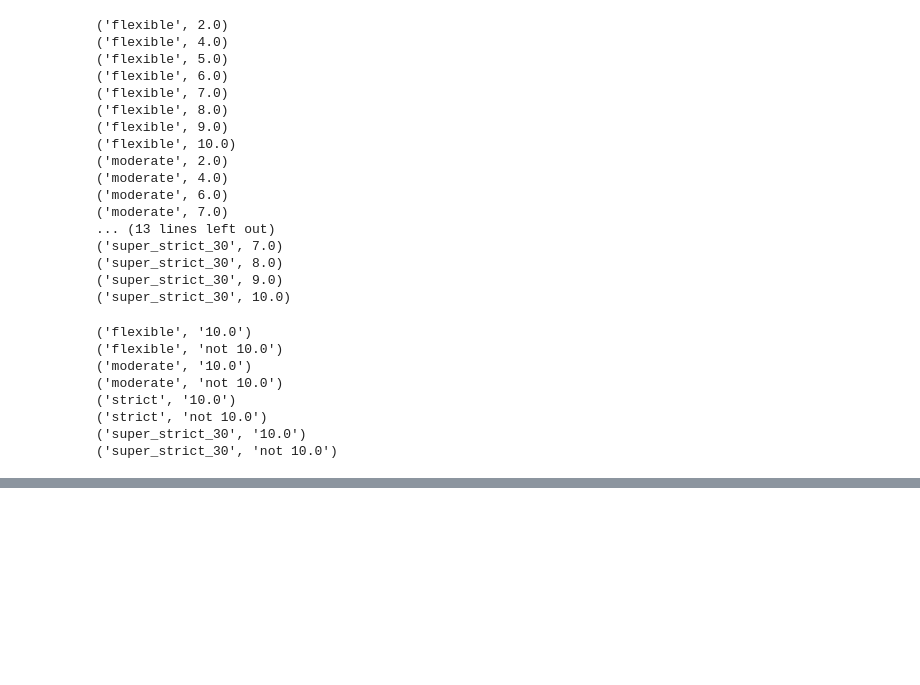
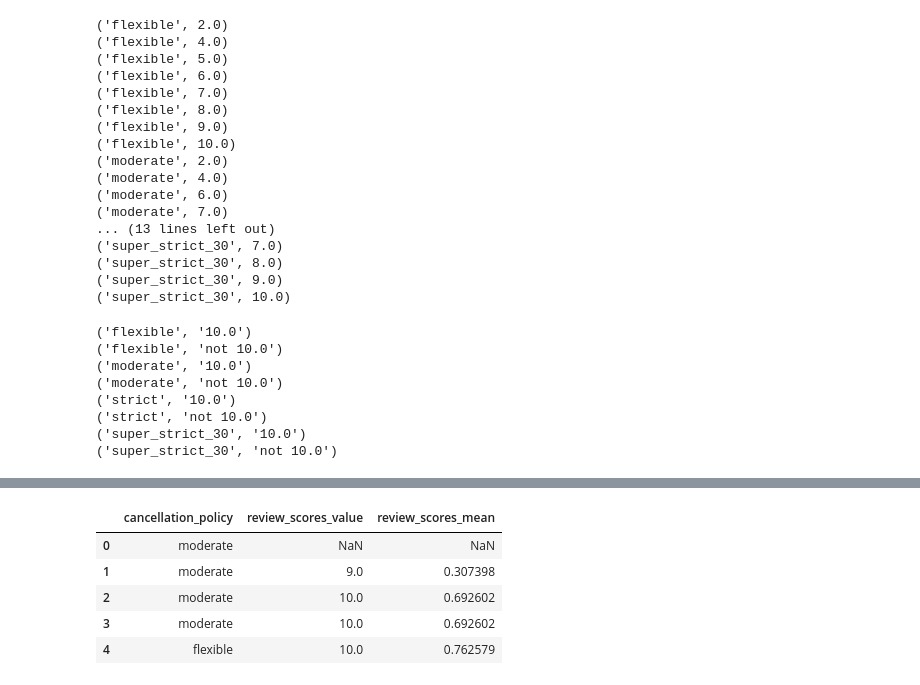
Before and after one commit to tran-haison/Data-Science-Learning, a Jupyter notebook: Week 3/GroupBy.ipynb, the cells around one changed output, grey strips where cells are left out. Saved outputs shown, nothing was run; the diff lists cells and outputs as text; code cells hidden in the pictures; blank space fills up the shorter version.

```diff
--- a/Week 3/GroupBy.ipynb
+++ b/Week 3/GroupBy.ipynb
@@ -171,0 +299,21 @@ for group, frame in df.groupby(by=grouping_fun):
+# %%
+# In previous work we wanted to find the average review score of a listing and its deviation from the group
+# mean. This was a two step process, first we used transform() on the groupby object and then we had to
+# broadcast to create a new column. With apply() we could wrap this logic in one place
+def calc_mean_review_scores(group):
+    # group is a dataframe just of whatever we have grouped by, e.g. cancellation policy, so we can treat
+    # this as the complete dataframe
+    avg = np.nanmean(group["review_scores_value"])
+    # now broadcast our formula and create a new column
+    group["review_scores_mean"] = np.abs(avg - group["review_scores_value"])
+    return group
+
+# Now just apply this to the groups
+df.groupby('cancellation_policy').apply(calc_mean_review_scores).head()
+# %% [output]
+|  | cancellation_policy | review_scores_value | review_scores_mean |
+| 0 | moderate | NaN | NaN |
+| 1 | moderate | 9.0 | 0.307398 |
+| 2 | moderate | 10.0 | 0.692602 |
+| 3 | moderate | 10.0 | 0.692602 |
+| 4 | flexible | 10.0 | 0.762579 |
```
Also changed, not shown: parts of 20 cells of this notebook, 2 other files.
